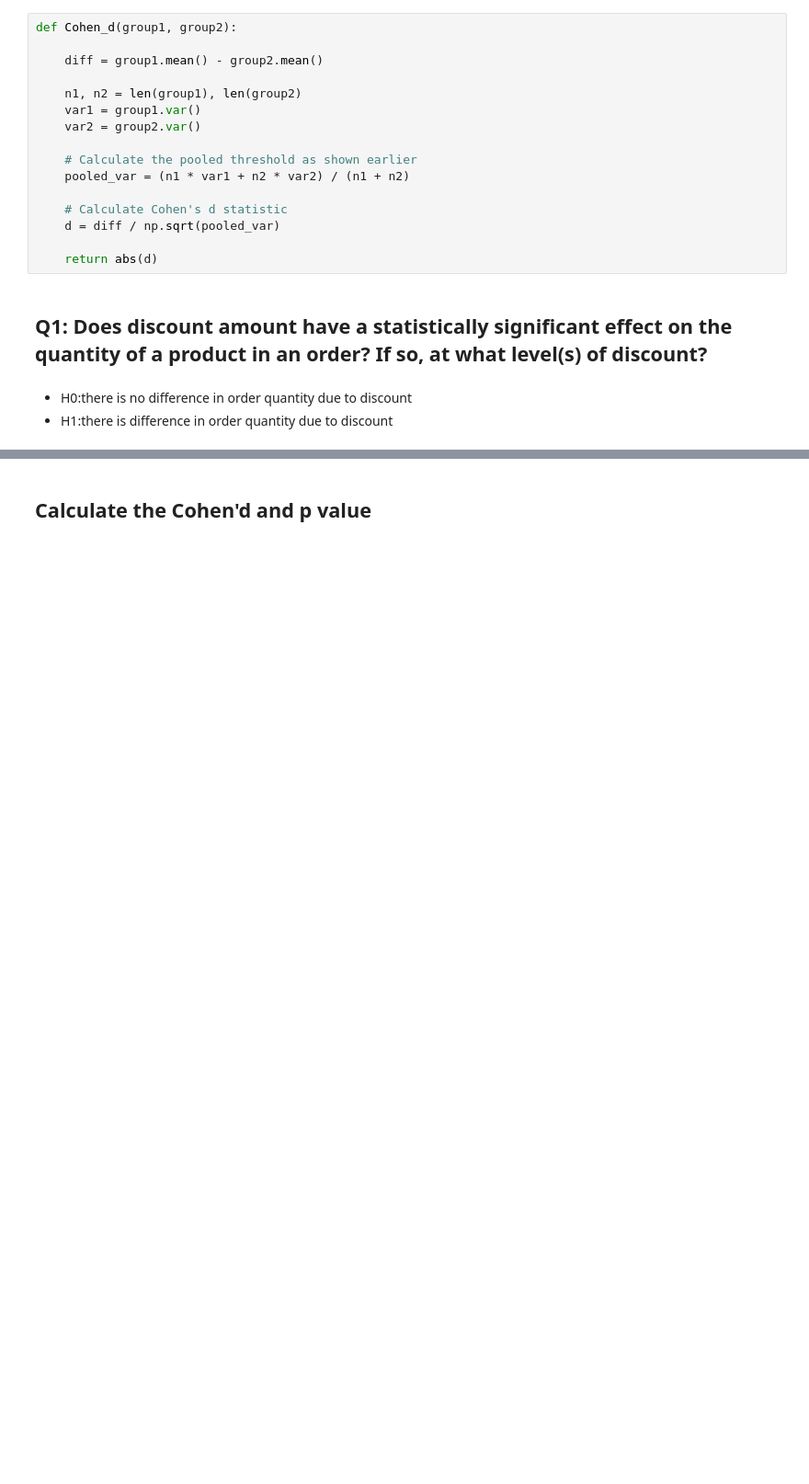
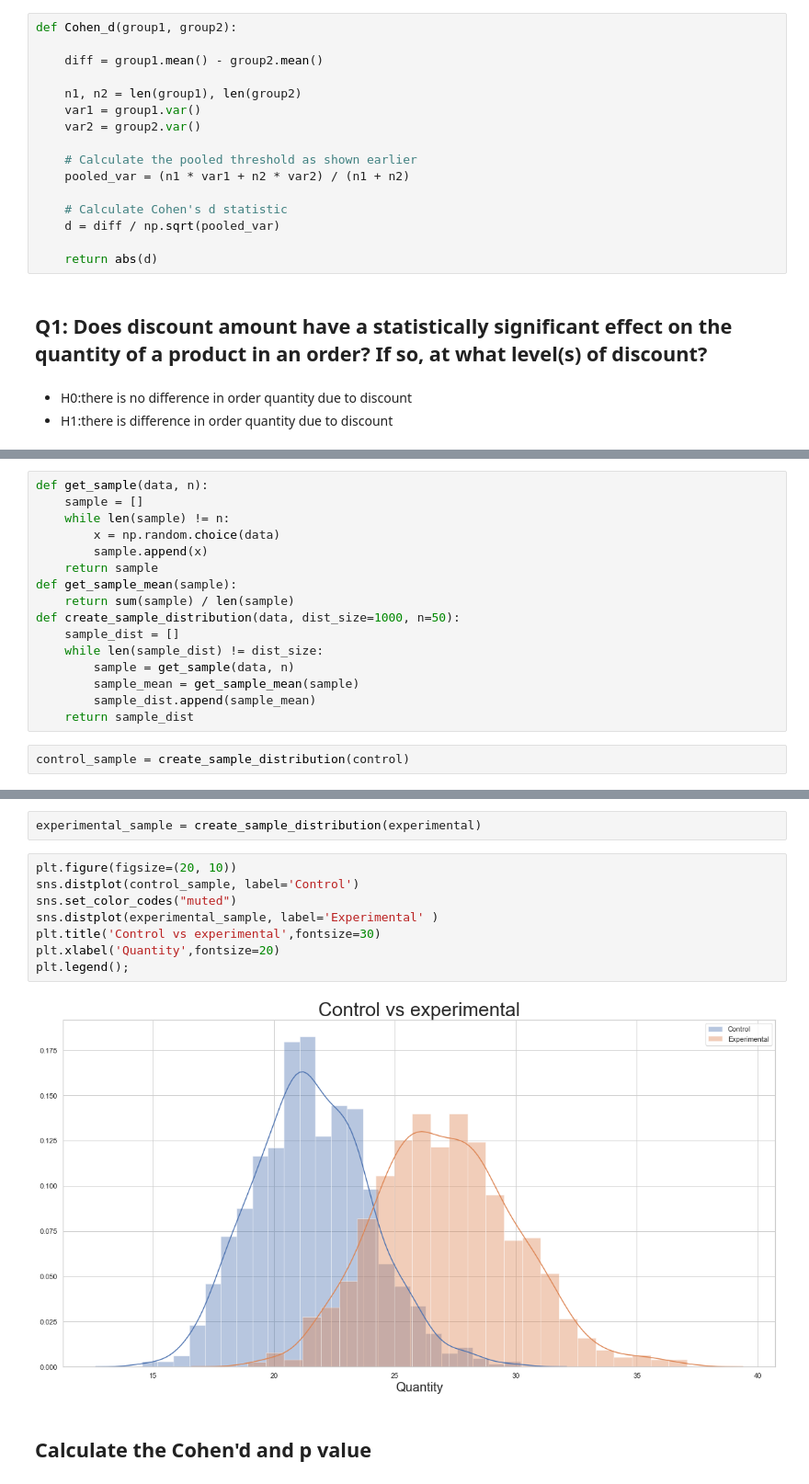
Before and after one commit to shuyu-wu/mod_3, a Jupyter notebook: Northwind.ipynb, the cells around one changed output, grey strips where cells are left out. Shown at 92% size. Drawn from its saved outputs; the diff is of its cells as text; blank space fills up the shorter version.

```diff
--- a/Northwind.ipynb
+++ b/Northwind.ipynb
@@ -172,0 +182,18 @@ plt.legend();
+# %%
+def get_sample(data, n):
+    sample = []
+    while len(sample) != n:
+        x = np.random.choice(data)
+        sample.append(x)
+    return sample
+def get_sample_mean(sample):
+    return sum(sample) / len(sample)
+def create_sample_distribution(data, dist_size=1000, n=50):
+    sample_dist = []
+    while len(sample_dist) != dist_size:
+        sample = get_sample(data, n)
+        sample_mean = get_sample_mean(sample)
+        sample_dist.append(sample_mean)
+    return sample_dist
+# %%
+control_sample = create_sample_distribution(control)
@@ -173,3 +204,15 @@ plt.legend();
+# %%
+experimental_sample = create_sample_distribution(experimental)
+# %%
+plt.figure(figsize=(20, 10))
+sns.distplot(control_sample, label='Control')
+sns.set_color_codes("muted")
+sns.distplot(experimental_sample, label='Experimental' )
+plt.title('Control vs experimental',fontsize=30)
+plt.xlabel('Quantity',fontsize=20)
+plt.legend();
+# %% [output]
+[figure, added]
 # %% [markdown]
 ## Calculate the Cohen'd and p value
 # %%
```
Also changed, not shown: parts of 101 cells of this notebook.
